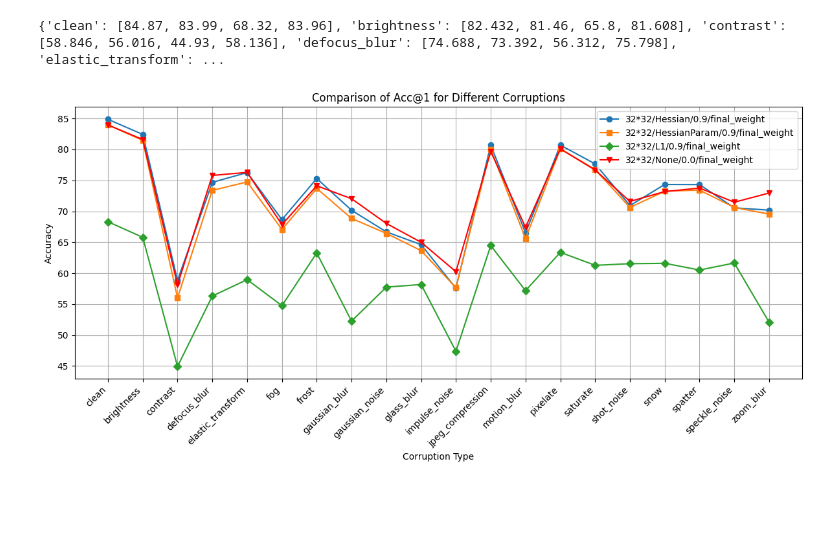
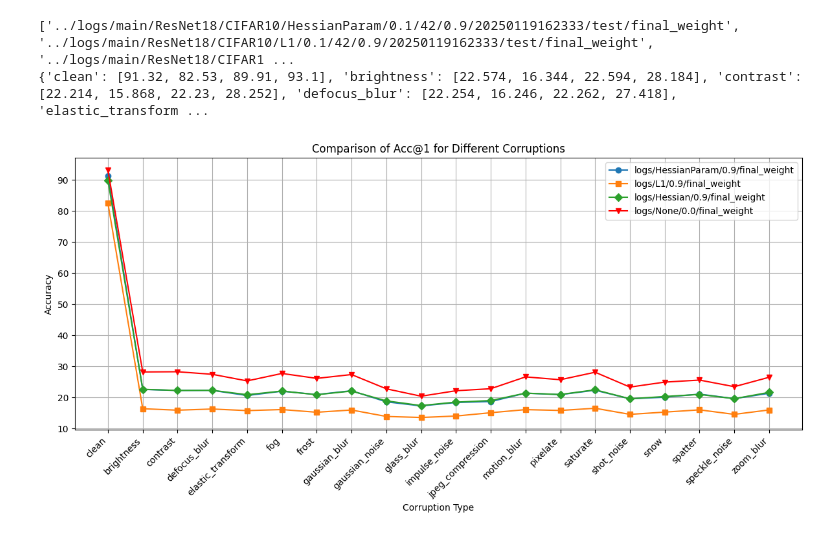
Before and after one commit to ia-gu/pruning_test, a Jupyter notebook: notebook/show_result.ipynb, the cells around one changed output. Saved outputs shown, nothing was run; the diff lists cells and outputs as text; code cells hidden in the pictures; blank space fills up the shorter version.

```diff
--- a/notebook/show_result.ipynb
+++ b/notebook/show_result.ipynb
@@ -5,40 +5,41 @@ import glob
 Acc1_dict = {'clean': [], 'brightness': [], 'contrast': [], 'defocus_blur': [], 'elastic_transform': [], 'fog': [], 'frost': [], 'gaussian_blur': [], 'gaussian_noise': [], 'glass_blur': [],
              'impulse_noise': [], 'jpeg_compression': [], 'motion_blur': [], 'pixelate': [], 'saturate': [], 'shot_noise': [], 'snow': [], 'spatter': [], 'speckle_noise': [], 'zoom_blur': []}
 # paths = ['logs/debug/ResNet18/CIFAR10/L1/0.0001/42/0.5/20250109110709/test/100', 'logs/debug/ResNet18/CIFAR10/Hessian/0.0001/42/0.5/20250109131035/test/100', 'logs/debug/ResNet18/CIFAR10/None/0.0001/42/0.5/20250109151522/test/final_weight']
-paths = glob.glob('logs/32*32/ResNet18/CIFAR10/*/0.0001/42/0.9/*/test/final_weight')
-paths.append('logs/32*32/ResNet18/CIFAR10/None/0.0001/42/0.0/20250117091005/test/final_weight')
-
+paths = glob.glob('../logs/main/ResNet18/CIFAR10/*/0.1/42/0.9/*/test/final_weight')
+paths.append('../logs/main/ResNet18/CIFAR10/None/0.1/42/0.0/20250119062520/test/final_weight')
+print(paths)
 for path in paths:
     with open(os.path.join(path, 'total_result.txt')) as f:
         lines = f.readlines()
     # Acc1 = []
     for line in lines:
         line = line.split(' ')
         # Add the accuracy to the corresponding list
         Acc1_dict[line[1].strip('*')].append(float(line[line.index('Acc@1') + 1]))
 Acc1_dict = {k: v for k, v in Acc1_dict.items() if v}
 print(Acc1_dict)
 # Plot Accuracy and save figure
 # xlabel is Acc1_dict key and ylabel is Acc1_dict value
 x_labels = list(Acc1_dict.keys())
 markars = ['o', 's', 'D', 'v', '^', '<', '>', 'p', 'P', '*', 'h', 'H', '+', 'x', 'X', 'D', 'd', '|', '_']
 plt.figure(figsize=(12, 6))
 for i in range(len(Acc1_dict[list(Acc1_dict.keys())[0]])-1):
     y_values = [Acc1_dict[key][i] for key in x_labels]
-    plt.plot(x_labels, y_values, marker=markars[i], label=(paths[i].split('/')[1]+'/'+paths[i].split('/')[4]+'/'+paths[i].split('/')[7]+'/'+paths[i].split('/')[10]), linestyle='-')
+    plt.plot(x_labels, y_values, marker=markars[i], label=(paths[i].split('/')[1]+'/'+paths[i].split('/')[-7]+'/'+paths[i].split('/')[-4]+'/'+paths[i].split('/')[-1]), linestyle='-')
 y_values = [Acc1_dict[key][i+1] for key in x_labels]
-plt.plot(x_labels, y_values, marker=markars[i+1], label=(paths[i+1].split('/')[1]+'/'+paths[i+1].split('/')[4]+'/'+paths[i+1].split('/')[7]+'/'+paths[i+1].split('/')[10]), color='r', linestyle='-')
+plt.plot(x_labels, y_values, marker=markars[i+1], label=(paths[i+1].split('/')[1]+'/'+paths[i+1].split('/')[-7]+'/'+paths[i+1].split('/')[-4]+'/'+paths[i+1].split('/')[-1]), color='r', linestyle='-')
 
 plt.xlabel('Corruption Type')
 plt.ylabel('Accuracy')
 plt.title('Comparison of Acc@1 for Different Corruptions')
 plt.xticks(rotation=45, ha='right')
 plt.legend()
 plt.grid()
 plt.tight_layout()
 
 plt.savefig('corruption_comparison.png')
 plt.show()
 # %% [output]
-{'clean': [84.87, 83.99, 68.32, 83.96], 'brightness': [82.432, 81.46, 65.8, 81.608], 'contrast': [58.846, 56.016, 44.93, 58.136], 'defocus_blur': [74.688, 73.392, 56.312, 75.798], 'elastic_transform': ...
+['../logs/main/ResNet18/CIFAR10/HessianParam/0.1/42/0.9/20250119162333/test/final_weight', '../logs/main/ResNet18/CIFAR10/L1/0.1/42/0.9/20250119162333/test/final_weight', '../logs/main/ResNet18/CIFAR1 ...
+{'clean': [91.32, 82.53, 89.91, 93.1], 'brightness': [22.574, 16.344, 22.594, 28.184], 'contrast': [22.214, 15.868, 22.23, 28.252], 'defocus_blur': [22.254, 16.246, 22.262, 27.418], 'elastic_transform ...
-[figure, old version]
+[figure, new version]
```
Also changed, not shown: 19 other files.
